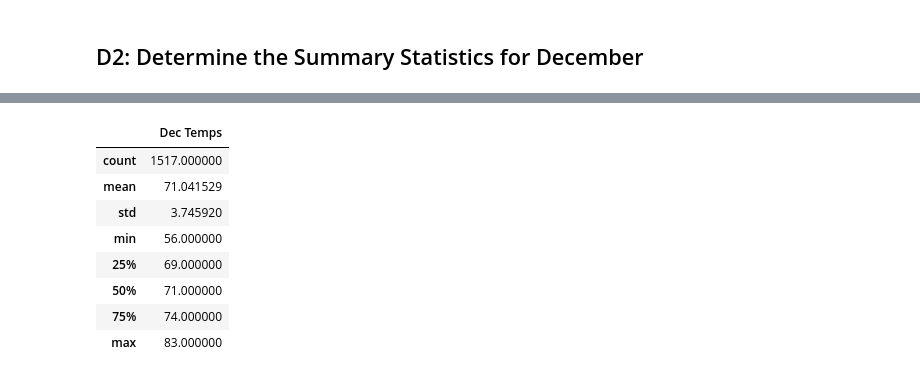
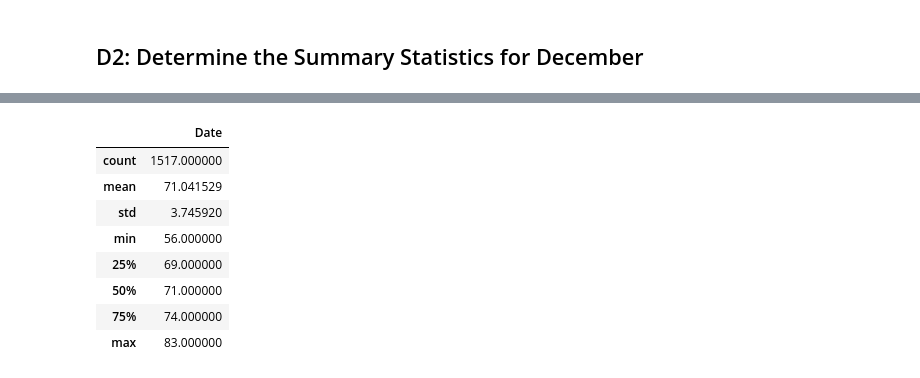
Before and after one commit to Isabel-gt/surfs_up, a Jupyter notebook: SurfsUp_Challenge.ipynb, the cells around one changed output, grey strips where cells are left out. Cells and saved outputs as stored; diff of their text form; code cells hidden in the pictures.

```diff
--- a/SurfsUp_Challenge.ipynb
+++ b/SurfsUp_Challenge.ipynb
@@ -64,3 +125,7 @@ filter(extract('month',Measurement.date) ==12).all()
+# %%
+conn = engine.connect()
+# %%
+results = conn.execute(stmt)
 # %%
 # 7. Convert the December temperatures to a list.
-dectemps = list((december))
+dec_list = list(results)
@@ -67,4 +152,4 @@ dectemps = list((december))
 # %%
 # 8. Create a DataFrame from the list of temperatures for the month of December.
-december_df = pd.DataFrame(dectemps,columns=['date','Dec Temps'])
-december_df.set_index(december_df['date'], inplace=True)
+dec_temp_df = pd.DataFrame(dec_list,columns=['Date', 'Dec Temperature'])
+dec_temp_df.set_index(dec_temp_df['Date'], inplace=True)
@@ -71,8 +166,8 @@ december_df.set_index(december_df['date'], inplace=True)
 # %%
 # 9. Calculate and print out the summary statistics for the Decemeber temperature DataFrame.
-december_df.describe()
+dec_temp_df.describe()
 # %% [output]
-|  | Dec Temps |
+|  | Date |
 | count | 1517.000000 |
 | mean | 71.041529 |
 | std | 3.745920 |
```
Also changed, not shown: parts of 16 cells of this notebook.
